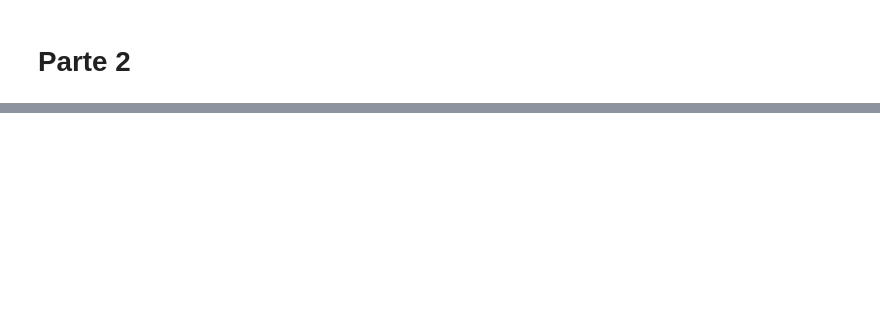
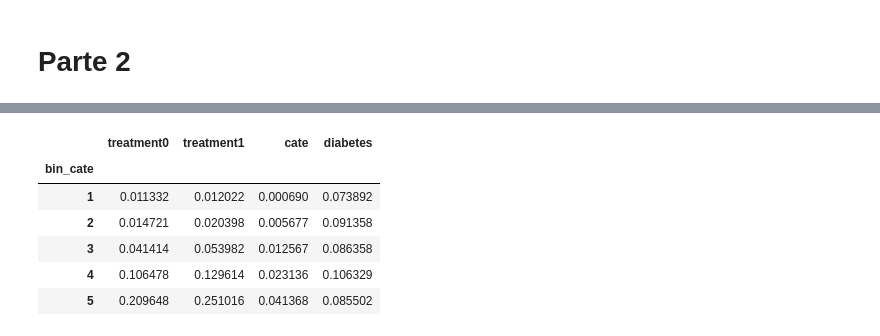
Before and after one commit to Rolando1708/Analisis_de_Aprendizaje_Estadistico, a Jupyter notebook: Parcial 4/ExamenP4.ipynb, the cells around one changed output, grey strips where cells are left out. Cells and saved outputs as stored; diff of their text form; code cells hidden in the pictures; blank space fills up the shorter version.

```diff
--- a/Parcial 4/ExamenP4.ipynb
+++ b/Parcial 4/ExamenP4.ipynb
@@ -288,0 +309,14 @@ plt.show()
+# %%
+model = LGBMClassifier(
+    num_iterations=10000,
+    num_leaves=10,
+    learning_rate=0.1,
+    max_depth=6,
+    lambda_l2=0.1,
+    subsample=0.5,
+    feature_fraction=0.8,
+    verbosity=-1,
+    metric='auc'
+)
+
+model.fit(X_train, y_train, eval_set=[(X_train, y_train), (X_test, y_test)], callbacks=[early_stopping(20)])
@@ -288,0 +330,24 @@ plt.show()
+# %%
+x_test_counter0= X_test.copy()
+x_test_counter0['smoking_history'] = 0
+
+x_test_counter1 = X_test.copy()
+x_test_counter1['smoking_history'] = 1
+# %%
+df_cate = pd.DataFrame({
+    'treatment0': model.predict_proba(x_test_counter0)[:,1],
+    'treatment1': model.predict_proba(x_test_counter1)[:,1]
+})
+# %%
+df_cate['cate'] = df_cate['treatment1'] - df_cate['treatment0']
+df_cate['bin_cate'] = pd.qcut(df_cate['cate'], q=5, labels=False) + 1
+df_cate['diabetes'] = y_test
+df_cate.groupby('bin_cate').mean()
+# %% [output]
+|  | treatment0 | treatment1 | cate | diabetes |
+| bin_cate |  |  |  |  |
+| 1 | 0.011332 | 0.012022 | 0.000690 | 0.073892 |
+| 2 | 0.014721 | 0.020398 | 0.005677 | 0.091358 |
+| 3 | 0.041414 | 0.053982 | 0.012567 | 0.086358 |
+| 4 | 0.106478 | 0.129614 | 0.023136 | 0.106329 |
+| 5 | 0.209648 | 0.251016 | 0.041368 | 0.085502 |
```
Also changed, not shown: parts of 31 cells of this notebook.
